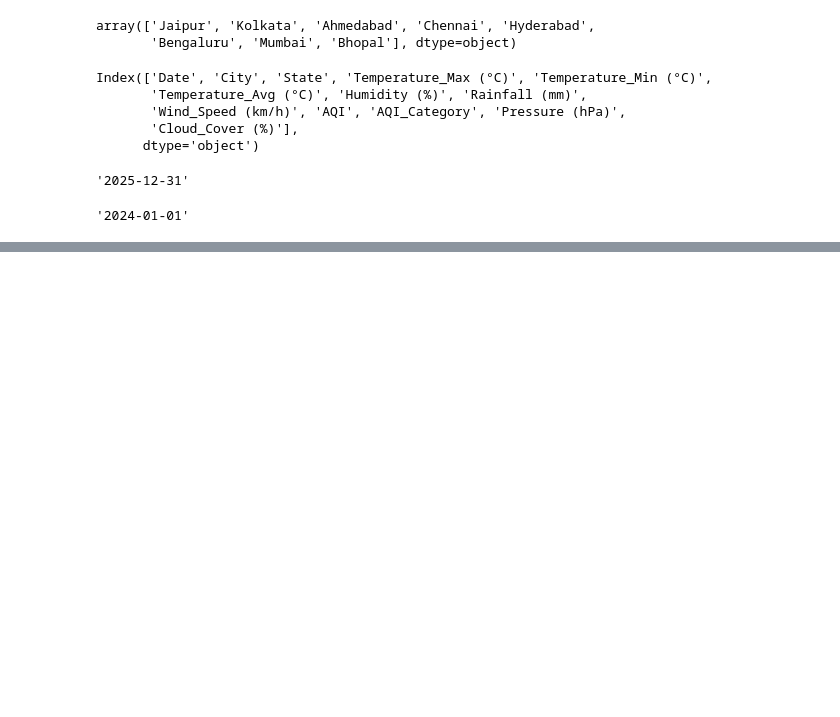
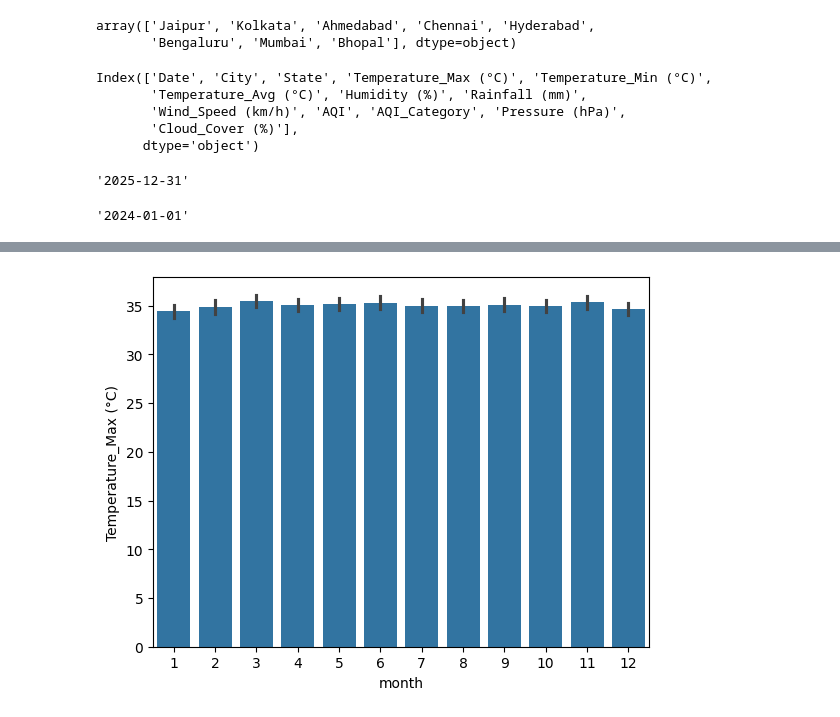
Before and after one commit to Ankush-r7/Climate_Analysis-of-data-from-2024-2025, a Jupyter notebook: climate.ipynb, the cells around one changed output, grey strips where cells are left out. Drawn from its saved outputs; the diff is of its cells as text; code cells hidden in the pictures; blank space fills up the shorter version.

```diff
--- a/climate.ipynb
+++ b/climate.ipynb
@@ -133,3 +133,7 @@ df['Date'].min()
 '2024-01-01'
 # %%
 # It means we have a data of around two years
+# %%
+df['Date'] = pd.to_datetime(df['Date'])
+df['month'] = df['Date'].dt.month
+df['year'] = df['Date'].dt.year
@@ -135,0 +149,8 @@ df['Date'].min()
+# %%
+df2 = df[df["year"]==2025]
+df3 = df[df['year']==2024]
+# %%
+sns.barplot(df2,x="month",y='Temperature_Max (°C)')
+plt.show()
+# %% [output]
+[figure, added]
```
Also changed, not shown: parts of 10 cells of this notebook.
